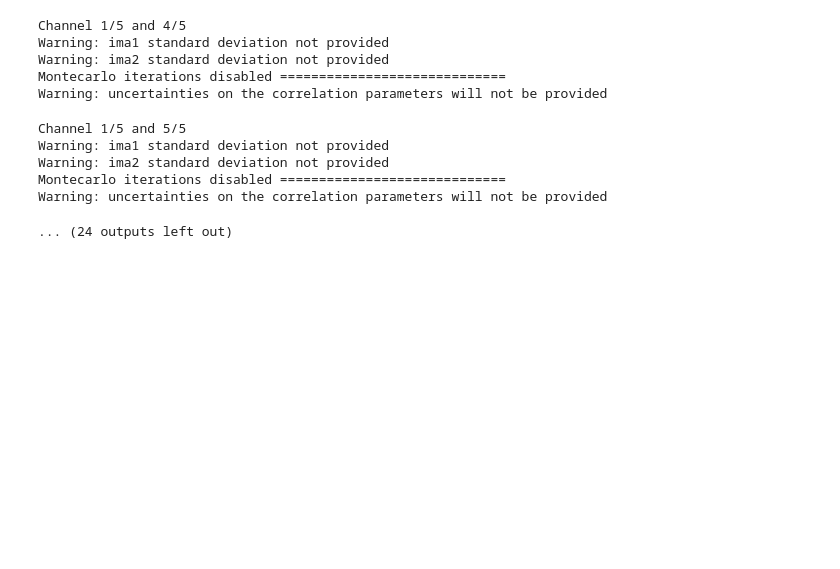
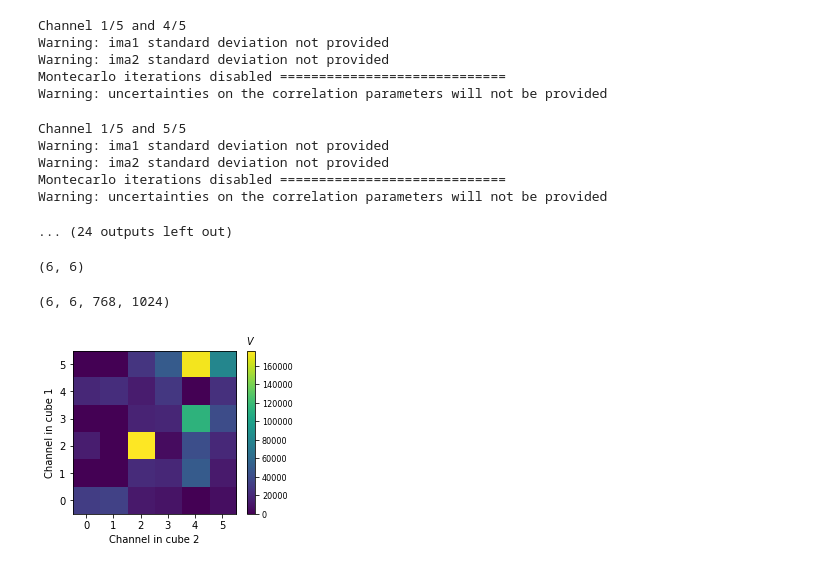
Before and after one commit to solerjuan/astroHOG, a Jupyter notebook: examples/compareppvcubes.ipynb, the cells around one changed output. Saved outputs shown, nothing was run; the diff lists cells and outputs as text; code cells hidden in the pictures; blank space fills up the shorter version.

```diff
--- a/examples/compareppvcubes.ipynb
+++ b/examples/compareppvcubes.ipynb
@@ -59,7 +59,7 @@ zmin2=0
 zmax2=sz2[0]-1
 # %%
 # Run the HOG
-corrplane, corrcube, scube1, scube2 = HOGcorr_ppvcubes(cube1, cube2, zmin1, zmax1, zmin2, zmax2, ksz=ksz, mask1=mask1, mask2=mask2)
+circstats, corrcube, scube1, scube2 = HOGcorr_ppvcubes(cube1, cube2, zmin1, zmax1, zmin2, zmax2, ksz=ksz, mask1=mask1, mask2=mask2)
 # %% [output]
 Computing HOG correlation
 6 6
@@ -127,24 +127,29 @@ Warning: uncertainties on the correlation parameters will not be provided
 # %%
 # The outputs are:
 # 1. 'corrplane' an array with all of the metrics to evaluate the correlation between the cubes
-np.shape(corrplane)
+np.shape(circstats['V'])
+# %% [output]
+(6, 6)
 # %%
 # 2. 'corrcube', which is the array containing all the relative orientation angles between gradients
 np.shape(corrcube)
+# %% [output]
+(6, 6, 768, 1024)
 # %%
 # Here for example, we show the projected Rayleight statistic (V)
 # Large V values indicate that the angle distribution is not flat and is centred on zero
 # V values around zero correspond to a flat angle distribution.
-vplane =corrplane[2]
 
-fig, ax = plt.subplots(1,1, figsize=(4., 3.), dpi=150)
+fig, ax = plt.subplots(1,1, figsize=(4., 3.))
 plt.rc('font', size=8)
-im=plt.imshow(vplane,origin='lower',clim=[0.,np.max(vplane)],interpolation='None')
+im=plt.imshow(circstats['V'], origin='lower',clim=[0.,np.nanmax(circstats['V'])], interpolation='None')
 plt.xlabel('Channel in cube 2')
 plt.ylabel('Channel in cube 1')
 cbl=plt.colorbar(im)
 cbl.ax.set_title(r'$V$')
 plt.show()
+# %% [output]
+[figure, added]
 # %%
 # Here for example, we show the projected Rayleight statistic (V)
 # Large V values indicate that the angle distribution is not flat and is centred on zero
```
Also changed, not shown: parts of 5 cells of this notebook.
